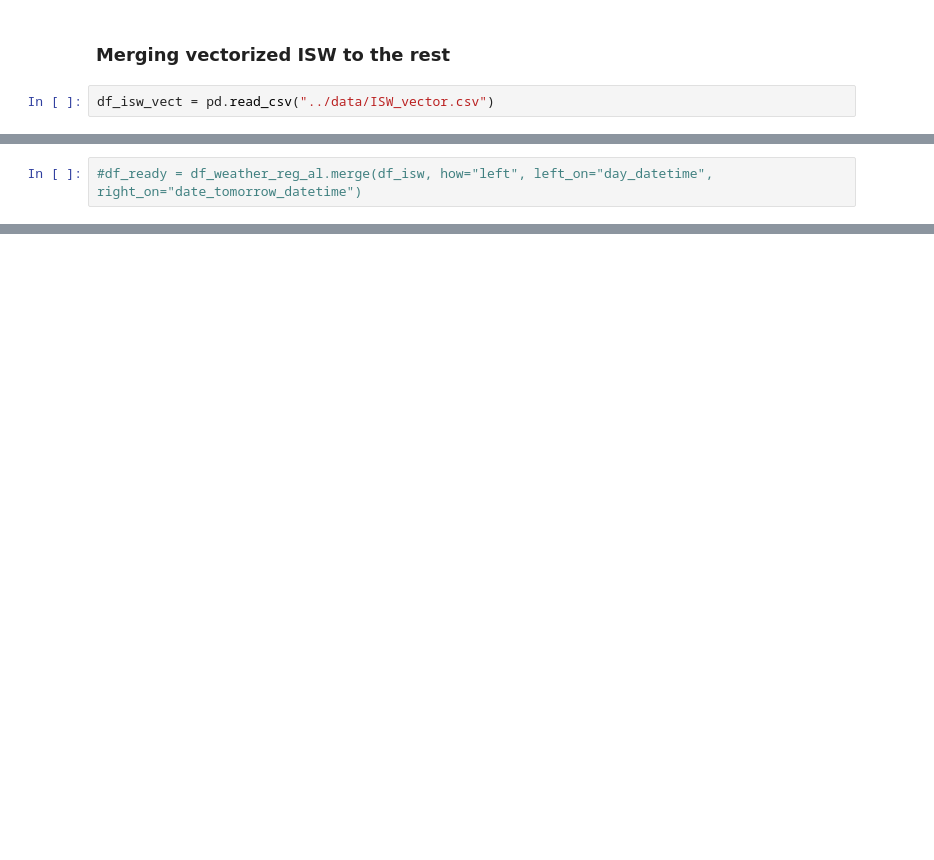
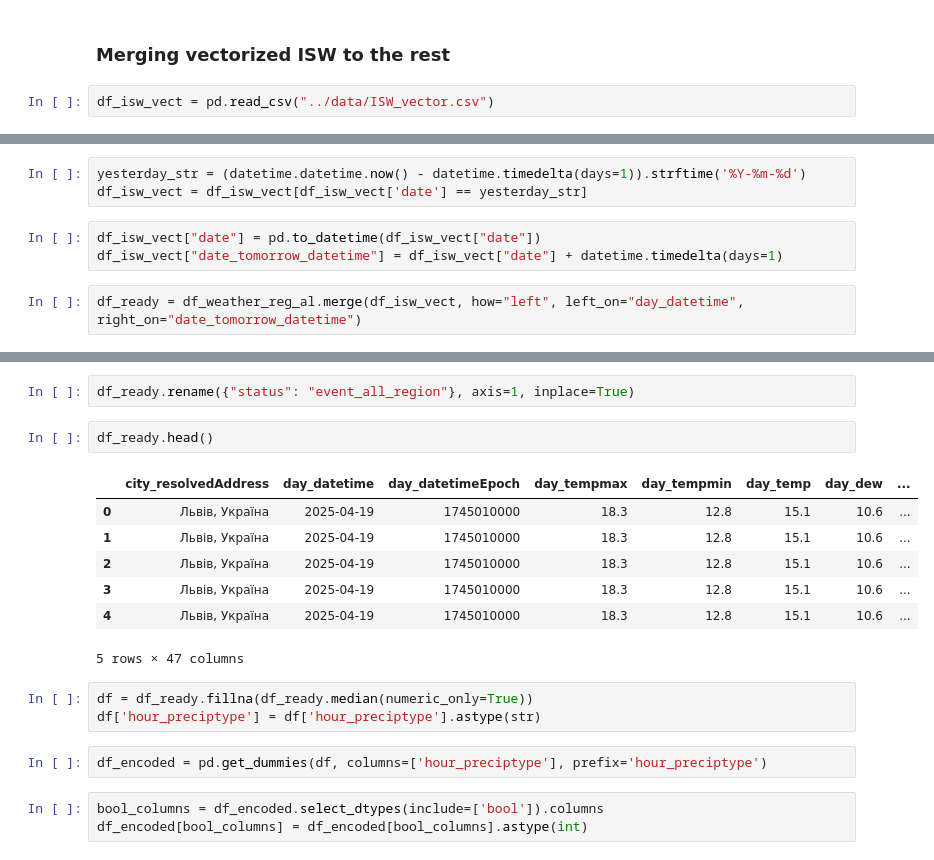
Before and after one commit to HliebOcheretianyi/H2_python_structure_and_data, a Jupyter notebook: src/current_data.ipynb, the cells around one changed output, grey strips where cells are left out. Drawn from its saved outputs; the diff is of its cells as text; blank space fills up the shorter version.

```diff
--- a/src/current_data.ipynb
+++ b/src/current_data.ipynb
@@ -116,2 +110,8 @@ KeyError: 'report_date'
+# %%
+yesterday_str = (datetime.datetime.now() - datetime.timedelta(days=1)).strftime('%Y-%m-%d')
+df_isw_vect = df_isw_vect[df_isw_vect['date'] == yesterday_str]
+# %%
+df_isw_vect["date"] = pd.to_datetime(df_isw_vect["date"])
+df_isw_vect["date_tomorrow_datetime"] = df_isw_vect["date"] + datetime.timedelta(days=1)
 # %%
-#df_ready = df_weather_reg_al.merge(df_isw, how="left", left_on="day_datetime", right_on="date_tomorrow_datetime")
+df_ready = df_weather_reg_al.merge(df_isw_vect, how="left", left_on="day_datetime", right_on="date_tomorrow_datetime")
@@ -117,0 +134,20 @@ KeyError: 'report_date'
+# %%
+df_ready.rename({"status": "event_all_region"}, axis=1, inplace=True)
+# %%
+df_ready.head()
+# %% [output]
+|  | city_resolvedAddress | day_datetime | day_datetimeEpoch | day_tempmax | day_tempmin | day_temp | day_dew | ... |
+| 0 | Львів, Україна | 2025-04-19 | 1745010000 | 18.3 | 12.8 | 15.1 | 10.6 | ... |
+| 1 | Львів, Україна | 2025-04-19 | 1745010000 | 18.3 | 12.8 | 15.1 | 10.6 | ... |
+| 2 | Львів, Україна | 2025-04-19 | 1745010000 | 18.3 | 12.8 | 15.1 | 10.6 | ... |
+| 3 | Львів, Україна | 2025-04-19 | 1745010000 | 18.3 | 12.8 | 15.1 | 10.6 | ... |
+| 4 | Львів, Україна | 2025-04-19 | 1745010000 | 18.3 | 12.8 | 15.1 | 10.6 | ... |
+5 rows × 47 columns
+# %%
+df = df_ready.fillna(df_ready.median(numeric_only=True))
+df['hour_preciptype'] = df['hour_preciptype'].astype(str)
+# %%
+df_encoded = pd.get_dummies(df, columns=['hour_preciptype'], prefix='hour_preciptype')
+# %%
+bool_columns = df_encoded.select_dtypes(include=['bool']).columns
+df_encoded[bool_columns] = df_encoded[bool_columns].astype(int)
```
Also changed, not shown: parts of 18 cells of this notebook.
